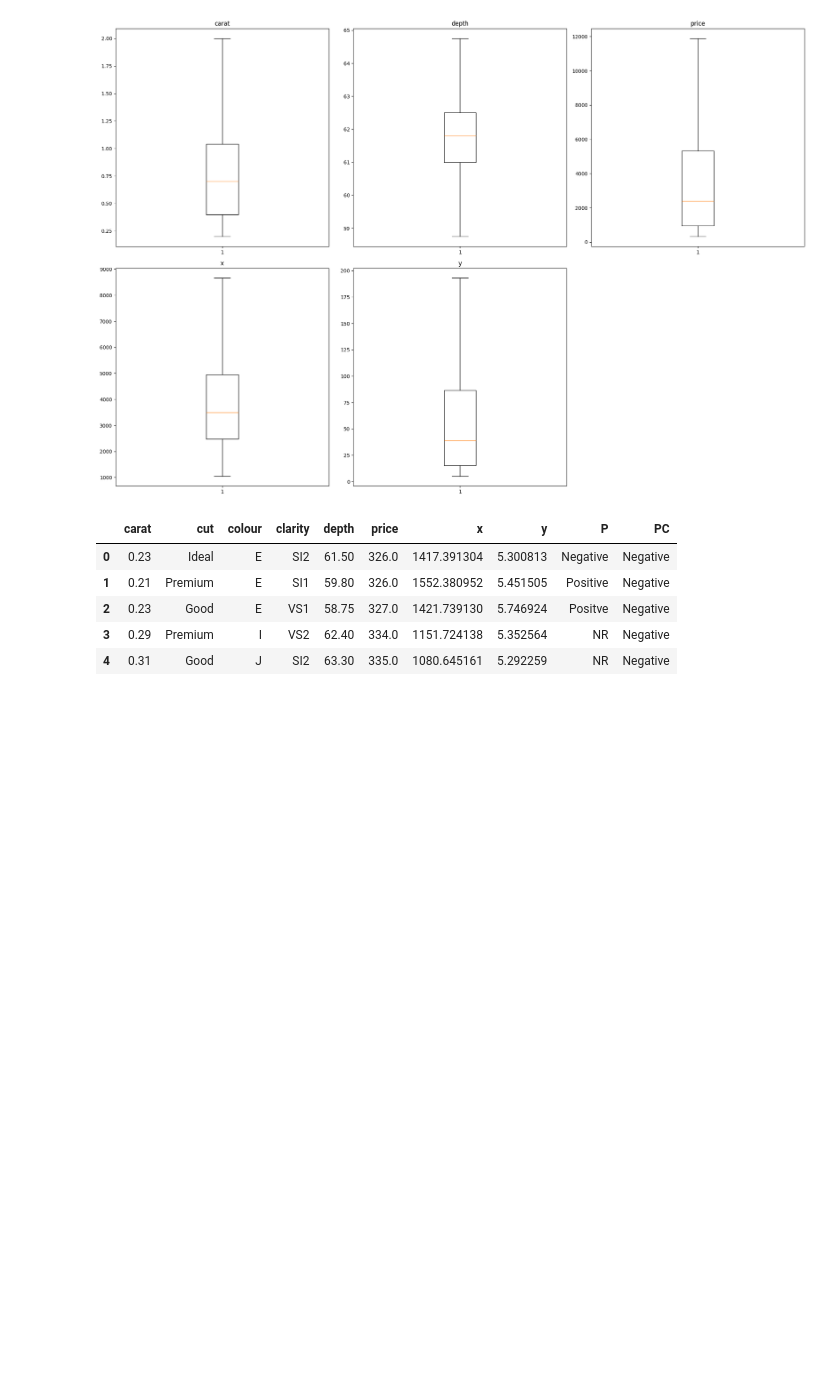
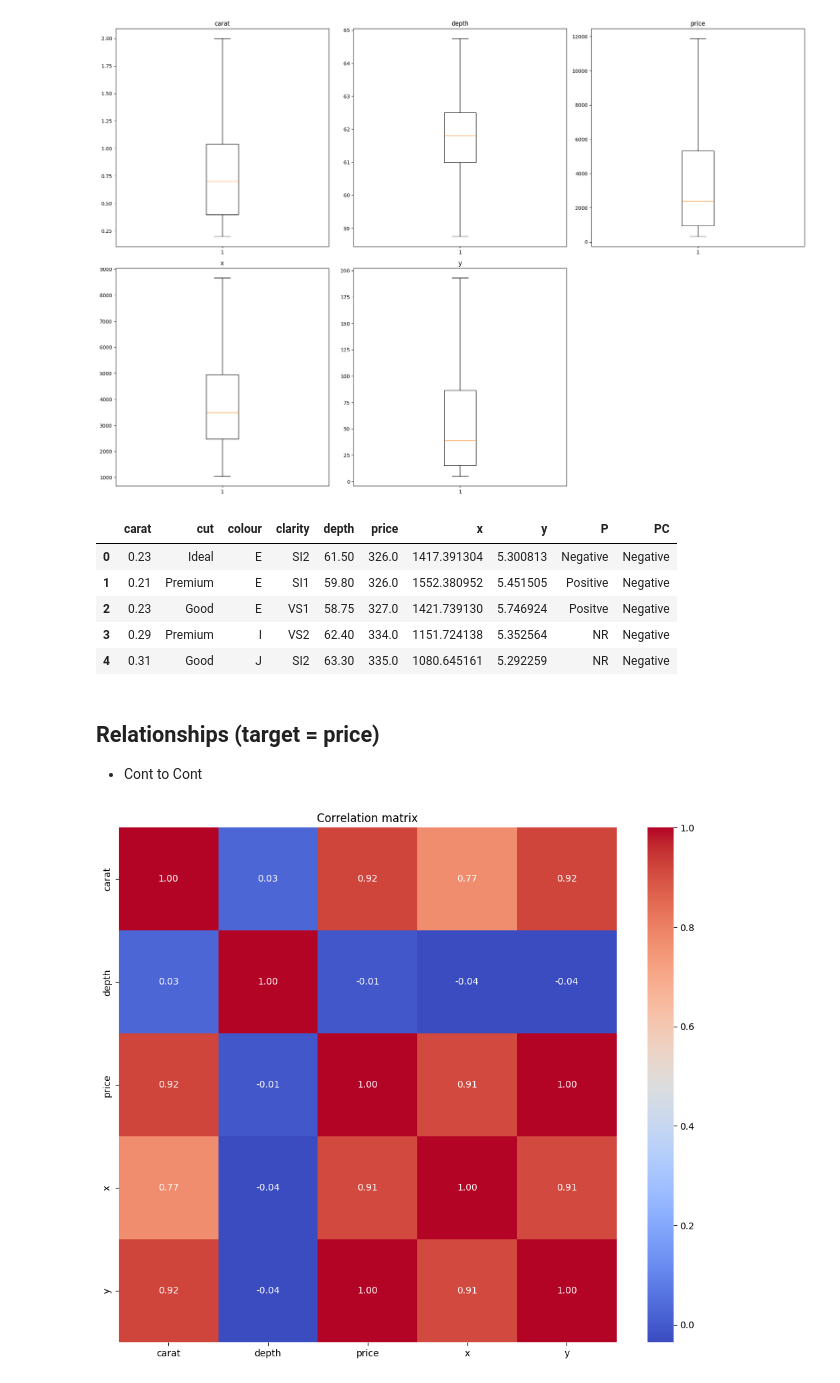
Before and after one commit to Data-Science-UCU-Chapter/Training-code-, a Jupyter notebook: first.ipynb, the cells around one changed output. Drawn from its saved outputs; the diff is of its cells as text; code cells hidden in the pictures; blank space fills up the shorter version.

```diff
--- a/first.ipynb
+++ b/first.ipynb
@@ -169,5 +170,14 @@ diamonds_xl.head()
 | 2 | 0.23 | Good | E | VS1 | 58.75 | 327.0 | 1421.739130 | 5.746924 | Positve | Negative |
 | 3 | 0.29 | Premium | I | VS2 | 62.40 | 334.0 | 1151.724138 | 5.352564 | NR | Negative |
 | 4 | 0.31 | Good | J | SI2 | 63.30 | 335.0 | 1080.645161 | 5.292259 | NR | Negative |
-# %% [markdown]
-##
+# %% [markdown]
+## Relationships (target = price)
+- Cont to Cont
+# %%
+corr_matrix = cont_cols.corr()
+plt.figure(figsize=(12,10))
+sns.heatmap(corr_matrix,annot = True, cmap='coolwarm' , fmt = ".2f")
+plt.title("Correlation matrix")
+plt.show()
+# %% [output]
+[figure, added]
```
Also changed, not shown: parts of 10 cells of this notebook.
